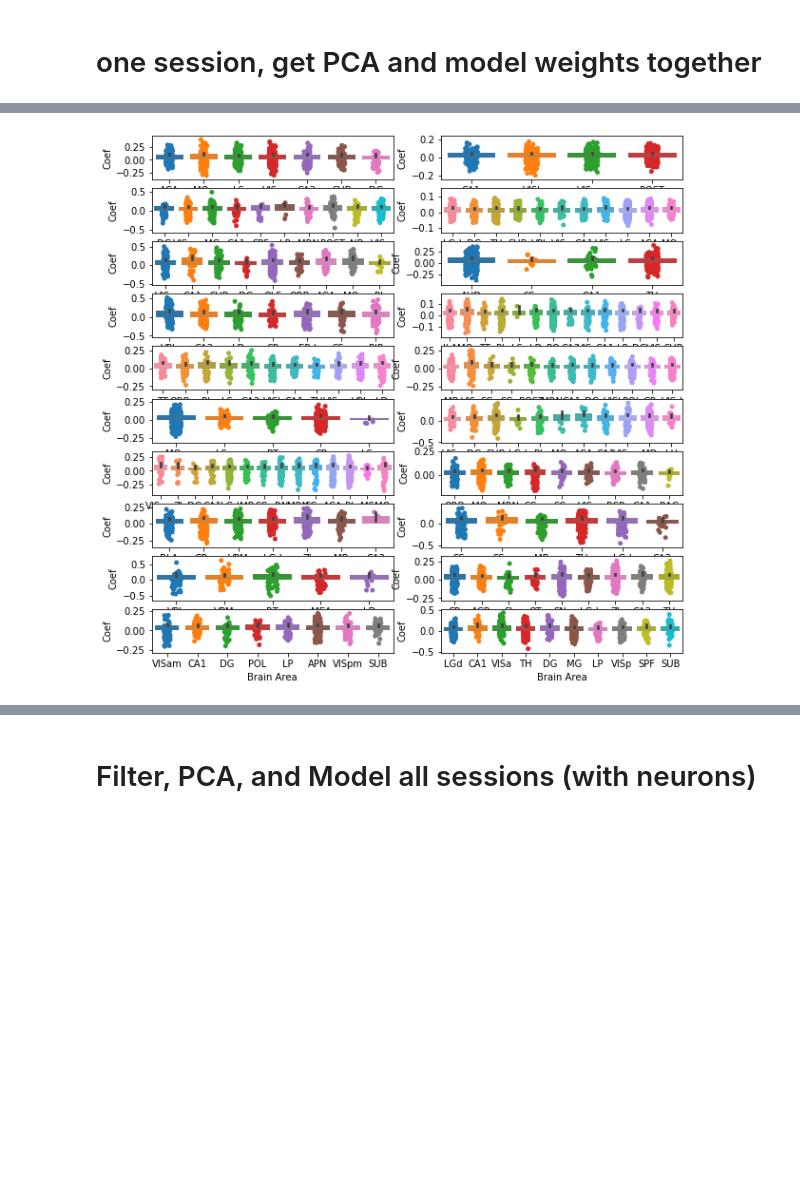
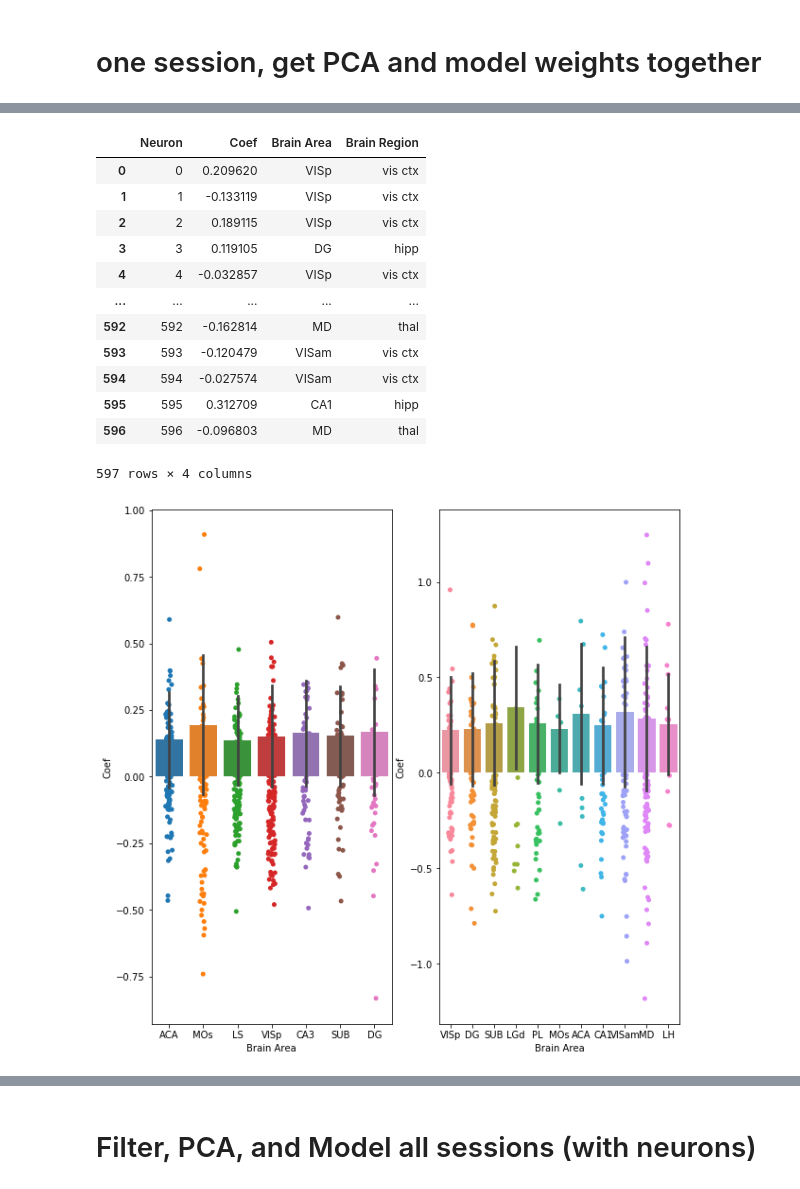
Before and after one commit to jorgeerrz/mistaken_mice, a Jupyter notebook: mistaken_mice.ipynb, the cells around one changed output, grey strips where cells are left out. Cells and saved outputs as stored; diff of their text form; code cells hidden in the pictures; blank space fills up the shorter version.

```diff
--- a/mistaken_mice.ipynb
+++ b/mistaken_mice.ipynb
@@ -198,7 +171,7 @@ allb = ['ACA','ACB','APN', 'AUD', 'BLA', 'BMA', 'CA', 'CA1', 'CA2', 'CA3', 'CL',
  'VAL','VISa','VISam','VISl','VISp','VISpm','VISrl','VPL','VPM','ZI']
 
 def explore_weights(session=11,reg='none',C=1,solver='lbfgs',ax=plt):
-    filtered = filter_spikes(alldat,session,unfair_only=True,chosey_only=True, nonzero_only=True,brain_area=allb)
+    filtered = filter_spikes(alldat,session,unfair_only=False,chosey_only=True, nonzero_only=False,brain_area=allb)
     dat = neurons_PCA(filtered,0.9,0,250)
     lambda_L2 = C
     penalty = reg
@@ -217,39 +190,53 @@ def explore_weights(session=11,reg='none',C=1,solver='lbfgs',ax=plt):
     #brain_coeffs = []
     #for i,coef in enumerate(pclogreg_coeffs[0,:]):
     #     plt.plot([i],[coef], 'o', label=filtered['brain_area'][i])
 
     pclogreg_coeffs_f = pclogreg_coeffs[0,:]
 
 
     brain_regions = [find_region(area) for area in filtered['brain_area']]
 
     data_summary = pd.DataFrame({'Neuron':np.arange(len(pclogreg_coeffs_f)),'Coef':pclogreg_coeffs_f,'Brain Area':filtered['brain_area'],'Brain Region':brain_regions})
     # plt.plot(pclogreg_coeffs[0,:], 'o', label=filtered['brain_area'])
 
     pc_summary = pd.DataFrame({'PC':np.arange(dat['weights'].shape[0]),'Coef':logreg.coef_[0,:]})
 
     sns.stripplot(x='Brain Area',y='Coef',data=data_summary,ax=ax,zorder=1)
-    sns.barplot(x='Brain Area',y='Coef',estimator=(lambda x: np.mean(np.abs(x))),data=data_summary,ci=95,ax=ax,zorder=2)
+    sns.barplot(x='Brain Area',y='Coef',estimator=(lambda x: np.mean(np.abs(x))),data=data_summary,ci="sd",ax=ax,zorder=2)
    # sns.stripplot(y='Coef',data=pc_summary,ax=axe)
     data_summary.groupby('Brain Area').agg(lambda x: np.sum((np.abs(x)>(np.std(x)+np.mean(x)))))
     data_summary[data_summary['Brain Area']=='MRN'].sort_values('Coef')
 
     return data_summary
 
     #print(np.sum(logreg.coef_[0,:]==0))
     #print(np.sum(pclogreg_coeffs_f==0))
 
 
-#fig,axes = plt.subplots(1, 2, figsize=(10, 10))
-#explore_weights(session=0,reg='none',C=1,solver='lbfgs',ax=axes[0])
-#explore_weights(session=11,reg='none',C=1,solver='lbfgs',ax=axes[1])
+fig,axes = plt.subplots(1, 2, figsize=(10, 10))
+explore_weights(session=0,reg='none',C=1,solver='lbfgs',ax=axes[0])
+explore_weights(session=11,reg='none',C=1,solver='lbfgs',ax=axes[1])
 
 #for ax in axes:
 #        ax.set_ylim(-.5,.5)
 
-fig,axes = plt.subplots(10, 2, figsize=(10, 10))
-pd.DataFrame({'PC':np.arange(dat['weights'].shape[0]),'Coef':logreg.coef_[0,:]})
-for ax,session in zip(axes.flatten(),range(37)):
-    explore_weights(session=session,ax=ax)
+
+
+#fig,axes = plt.subplots(10, 2, figsize=(10, 10))
+
+#df = pd.DataFrame([], columns=[])
 # %% [output]
+|  | Neuron | Coef | Brain Area | Brain Region |
+| 0 | 0 | 0.209620 | VISp | vis ctx |
+| 1 | 1 | -0.133119 | VISp | vis ctx |
+| 2 | 2 | 0.189115 | VISp | vis ctx |
+| 3 | 3 | 0.119105 | DG | hipp |
+| 4 | 4 | -0.032857 | VISp | vis ctx |
+| ... | ... | ... | ... | ... |
+| 592 | 592 | -0.162814 | MD | thal |
+| 593 | 593 | -0.120479 | VISam | vis ctx |
+| 594 | 594 | -0.027574 | VISam | vis ctx |
+| 595 | 595 | 0.312709 | CA1 | hipp |
+| 596 | 596 | -0.096803 | MD | thal |
+597 rows × 4 columns
-[figure, old version]
+[figure, new version]
```
Also changed, not shown: parts of 15 cells of this notebook, 3 other files.
